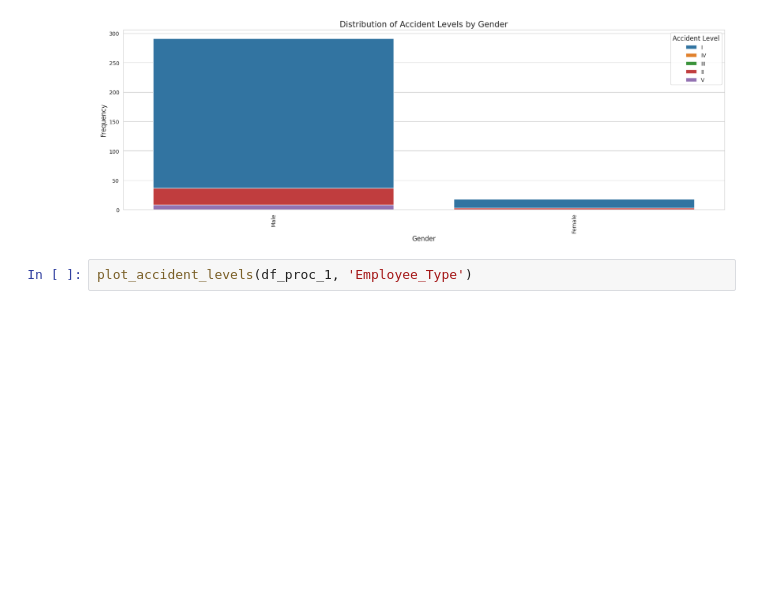
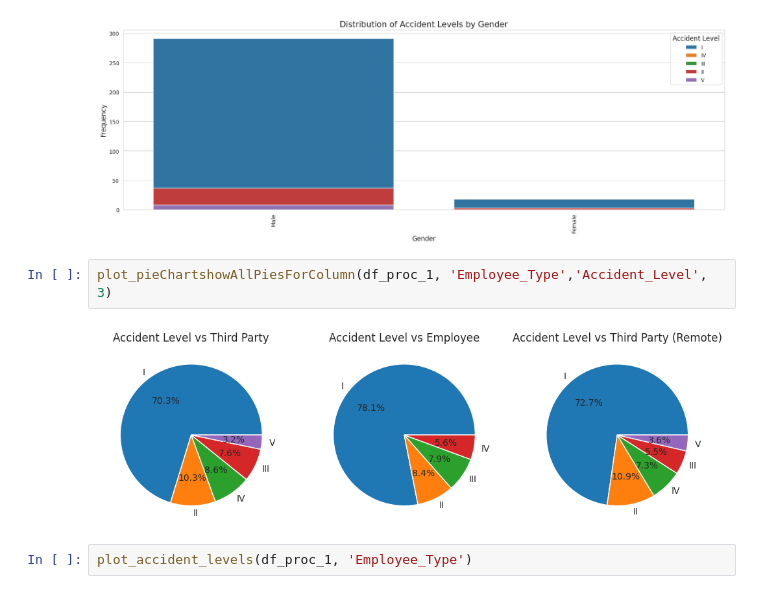
Before and after one commit to MeeruChandra/GL_NLP1_Group2, a Jupyter notebook: GLCapstone_NLP1.ipynb, the cells around one changed output. Drawn from its saved outputs; the diff is of its cells as text; blank space fills up the shorter version.

```diff
--- a/GLCapstone_NLP1.ipynb
+++ b/GLCapstone_NLP1.ipynb
@@ -502,6 +520,10 @@ plot_accident_levels(df_proc_1, 'Industry_Sector')
 plot_accident_levels(df_proc_1, 'Gender')
 # %% [output]
 [figure]
+# %%
+plot_pieChartshowAllPiesForColumn(df_proc_1, 'Employee_Type','Accident_Level', 3)
+# %% [output]
+[figure, added]
 # %%
 plot_accident_levels(df_proc_1, 'Employee_Type')
 # %% [output]
```
Also changed, not shown: parts of 9 cells of this notebook.
